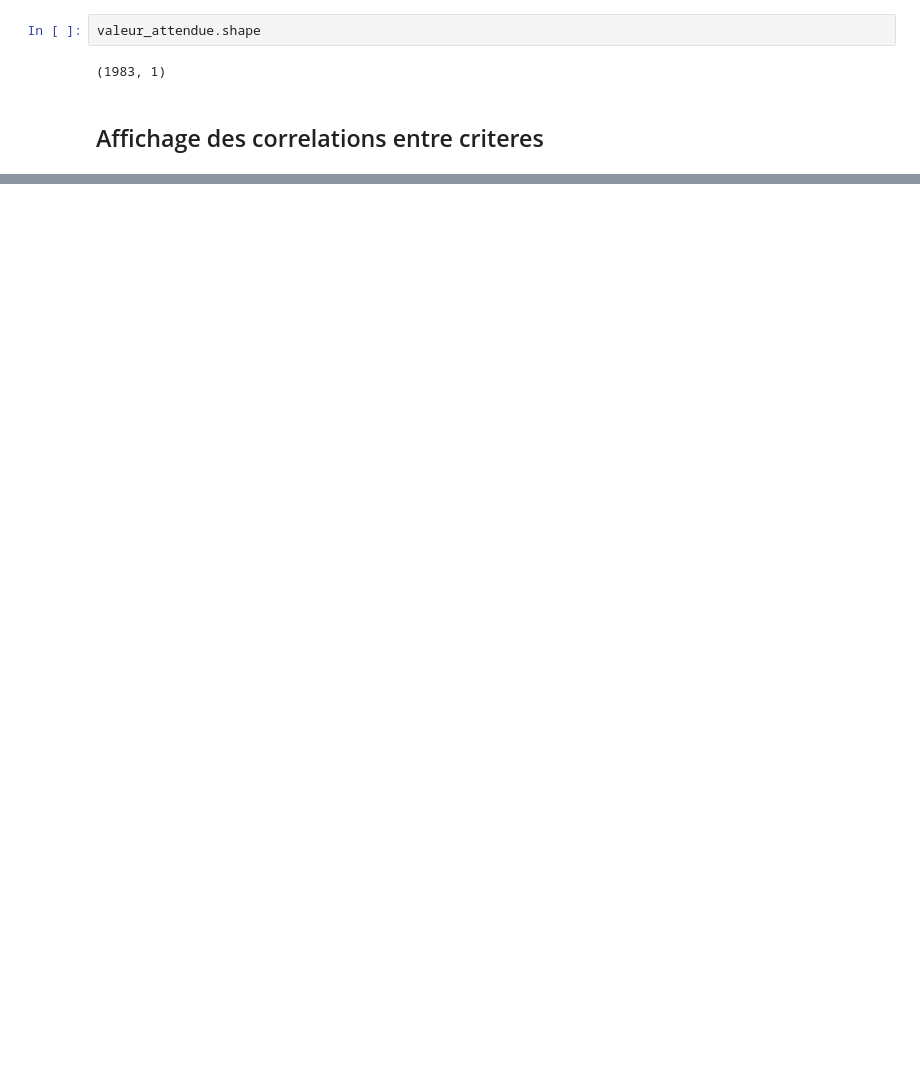
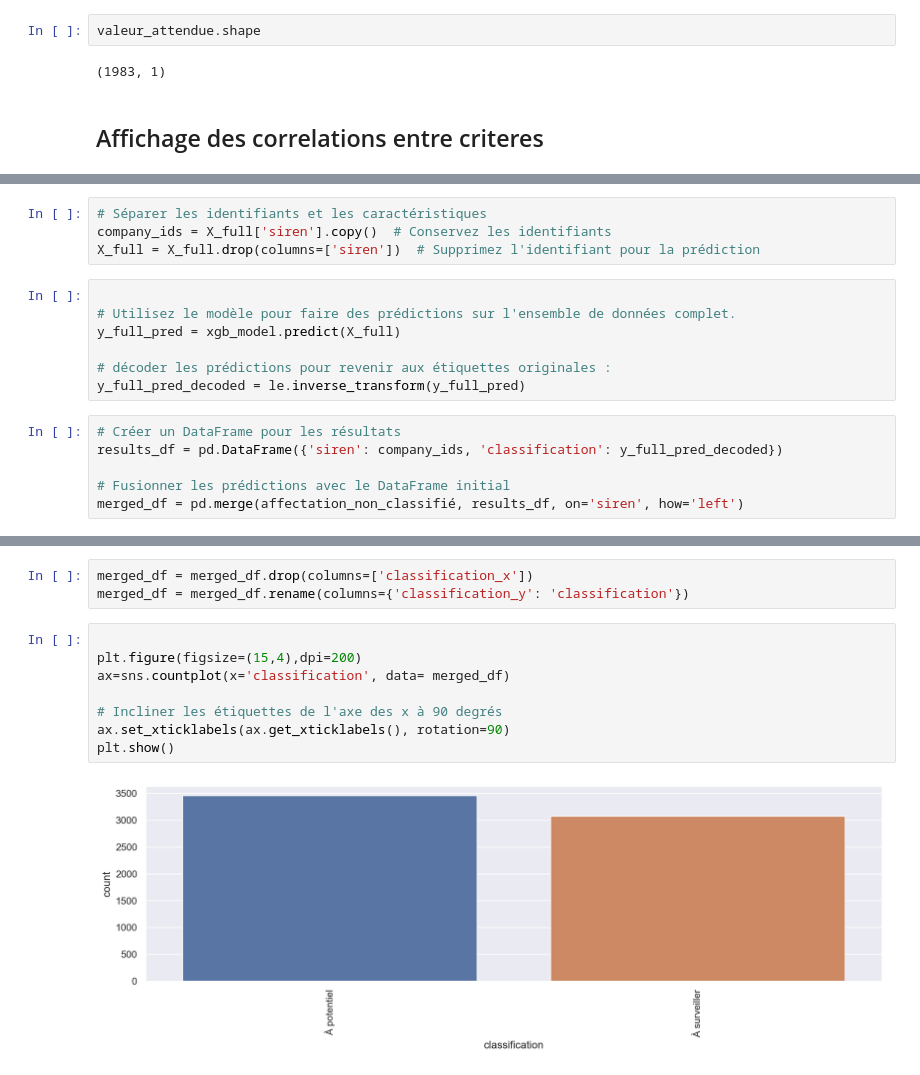
Before and after one commit to christin1977/models_classification, a Jupyter notebook: PFS_Classification.ipynb, the cells around one changed output, grey strips where cells are left out. Saved outputs shown, nothing was run; the diff lists cells and outputs as text; blank space fills up the shorter version.

Commit message:
classification du 1 Mars

```diff
--- a/PFS_Classification.ipynb
+++ b/PFS_Classification.ipynb
@@ -795,0 +633,17 @@ for i in range(m):
+# %%
+# Séparer les identifiants et les caractéristiques
+company_ids = X_full['siren'].copy()  # Conservez les identifiants
+X_full = X_full.drop(columns=['siren'])  # Supprimez l'identifiant pour la prédiction
+# %%
+
+# Utilisez le modèle pour faire des prédictions sur l'ensemble de données complet.
+y_full_pred = xgb_model.predict(X_full)
+
+# décoder les prédictions pour revenir aux étiquettes originales :
+y_full_pred_decoded = le.inverse_transform(y_full_pred)
+# %%
+# Créer un DataFrame pour les résultats
+results_df = pd.DataFrame({'siren': company_ids, 'classification': y_full_pred_decoded})
+
+# Fusionner les prédictions avec le DataFrame initial
+merged_df = pd.merge(affectation_non_classifié, results_df, on='siren', how='left')
@@ -795,0 +672,13 @@ for i in range(m):
+# %%
+merged_df = merged_df.drop(columns=['classification_x'])
+merged_df = merged_df.rename(columns={'classification_y': 'classification'})
+# %%
+
+plt.figure(figsize=(15,4),dpi=200)
+ax=sns.countplot(x='classification', data= merged_df)
+
+# Incliner les étiquettes de l'axe des x à 90 degrés
+ax.set_xticklabels(ax.get_xticklabels(), rotation=90)
+plt.show()
+# %% [output]
+[figure, added]
```
Also changed, not shown: parts of 78 cells of this notebook.
